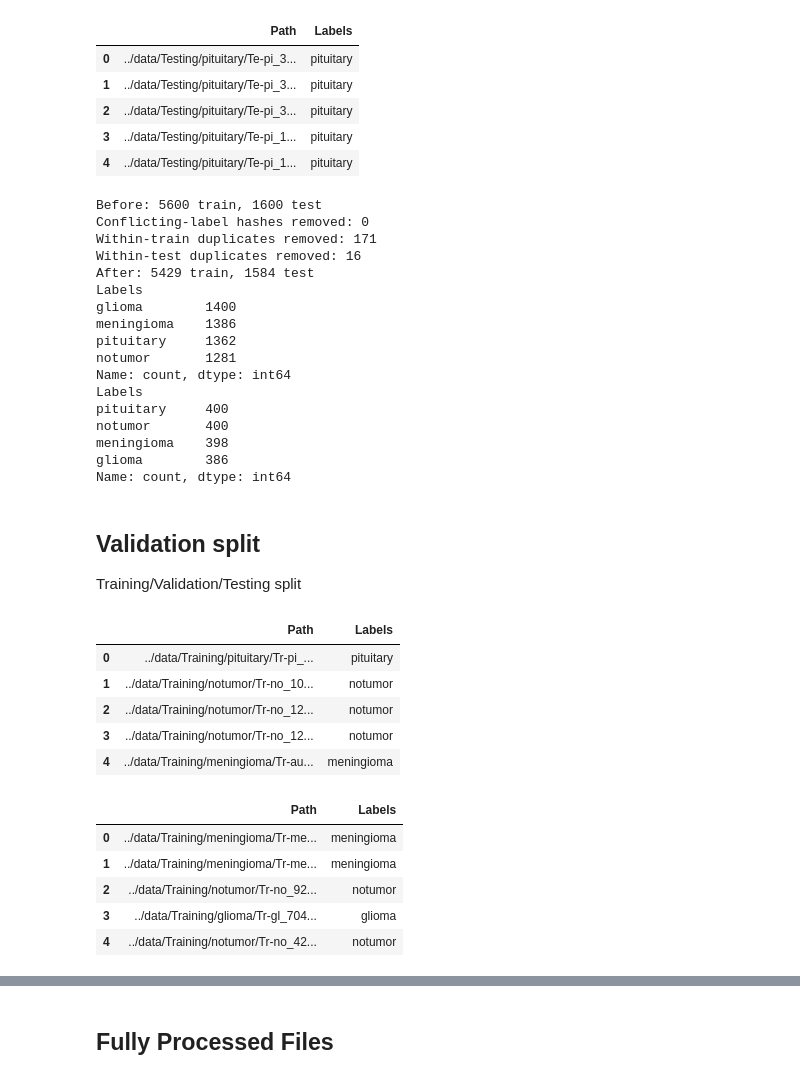
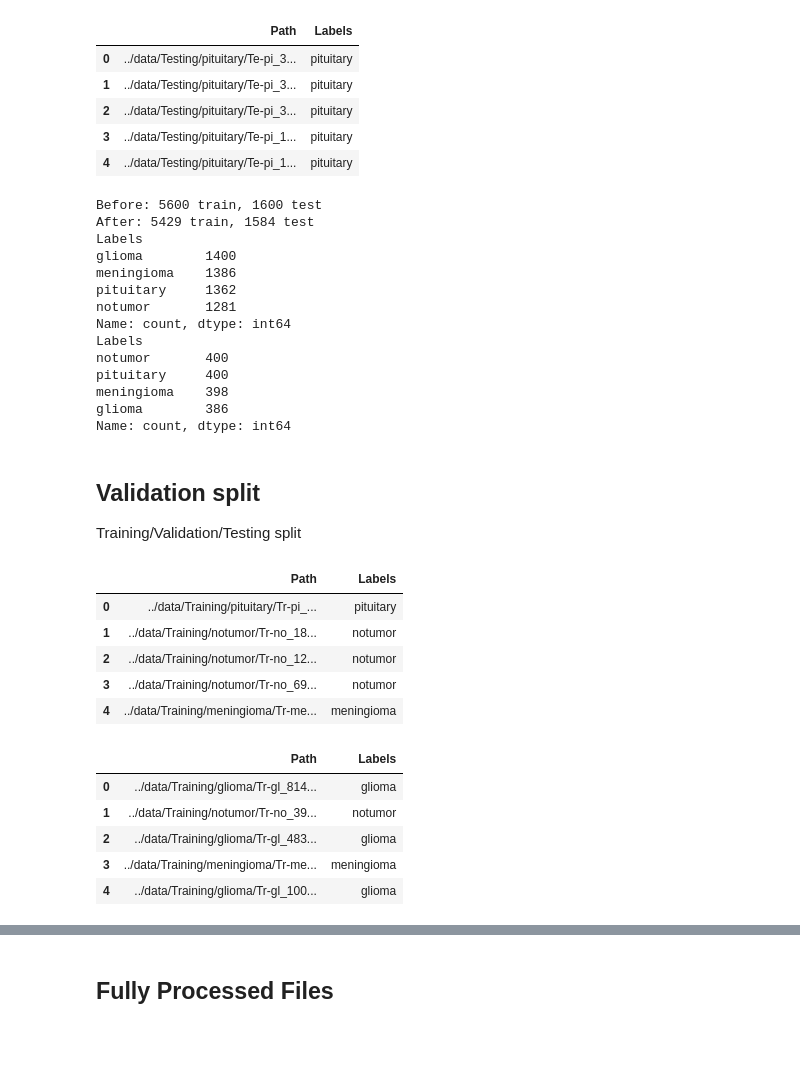
Before and after one commit to WingfungHu/MRIModelBench, a Jupyter notebook: notebooks/Preprocessing_Data.ipynb, the cells around one changed output, grey strips where cells are left out. Drawn from its saved outputs; the diff is of its cells as text; code cells hidden in the pictures; blank space fills up the shorter version.

```diff
--- a/notebooks/Preprocessing_Data.ipynb
+++ b/notebooks/Preprocessing_Data.ipynb
@@ -65,17 +65,14 @@ train_df = train_df.drop_duplicates(subset="hash", keep="first")
 test_df = test_df.drop_duplicates(subset="hash", keep="first")
 train_df = train_df[~train_df["hash"].isin(test_df["hash"])]
 
-train_df = train_df.reset_index(drop=True)
-test_df = test_df.reset_index(drop=True)
+train_df = train_df.sort_values(by="Path").reset_index(drop=True)
+test_df = test_df.sort_values(by="Path").reset_index(drop=True)
 
 print("After:", len(train_df), "train,", len(test_df), "test")
 print(train_df["Labels"].value_counts())
 print(test_df["Labels"].value_counts())
 # %% [output]
 Before: 5600 train, 1600 test
-Conflicting-label hashes removed: 0
-Within-train duplicates removed: 171
-Within-test duplicates removed: 16
 After: 5429 train, 1584 test
 Labels
 glioma        1400
@@ -84,8 +81,8 @@ pituitary     1362
 notumor       1281
 Name: count, dtype: int64
 Labels
+notumor       400
 pituitary     400
-notumor       400
 meningioma    398
 glioma        386
 Name: count, dtype: int64
@@ -108,28 +106,29 @@ X_train, X_val, y_train, Y_val= train_test_split(X, y, test_size=720, stratify=y
 pd.DataFrame(X_train).assign(target=y_train).to_csv("../data/train.csv", index=False)
 pd.DataFrame(X_val).assign(target=Y_val).to_csv("../data/val.csv", index=False)
 # %%
+train_df = pd.read_csv("../data/train.csv")
 val_df = pd.read_csv("../data/val.csv")
 val_df = val_df.rename(columns={"target": "Labels"})
 train_df = train_df.rename(columns={"target": "Labels"})
 val_df.to_csv("../data/val.csv", index=False)
 train_df.to_csv("../data/train.csv", index=False)
 val_df.head()
 # %% [output]
 |  | Path | Labels |
 | 0 | ../data/Training/pituitary/Tr-pi_... | pituitary |
-| 1 | ../data/Training/notumor/Tr-no_10... | notumor |
+| 1 | ../data/Training/notumor/Tr-no_18... | notumor |
 | 2 | ../data/Training/notumor/Tr-no_12... | notumor |
-| 3 | ../data/Training/notumor/Tr-no_12... | notumor |
-| 4 | ../data/Training/meningioma/Tr-au... | meningioma |
+| 3 | ../data/Training/notumor/Tr-no_69... | notumor |
+| 4 | ../data/Training/meningioma/Tr-me... | meningioma |
 # %%
 train_df.head()
 # %% [output]
 |  | Path | Labels |
-| 0 | ../data/Training/meningioma/Tr-me... | meningioma |
-| 1 | ../data/Training/meningioma/Tr-me... | meningioma |
-| 2 | ../data/Training/notumor/Tr-no_92... | notumor |
-| 3 | ../data/Training/glioma/Tr-gl_704... | glioma |
-| 4 | ../data/Training/notumor/Tr-no_42... | notumor |
+| 0 | ../data/Training/glioma/Tr-gl_814... | glioma |
+| 1 | ../data/Training/notumor/Tr-no_39... | notumor |
+| 2 | ../data/Training/glioma/Tr-gl_483... | glioma |
+| 3 | ../data/Training/meningioma/Tr-me... | meningioma |
+| 4 | ../data/Training/glioma/Tr-gl_100... | glioma |
 # %%
 val_df.shape # sanity check :)
 # %% [output]
```
Also changed, not shown: parts of 6 cells of this notebook, 2 other files.
